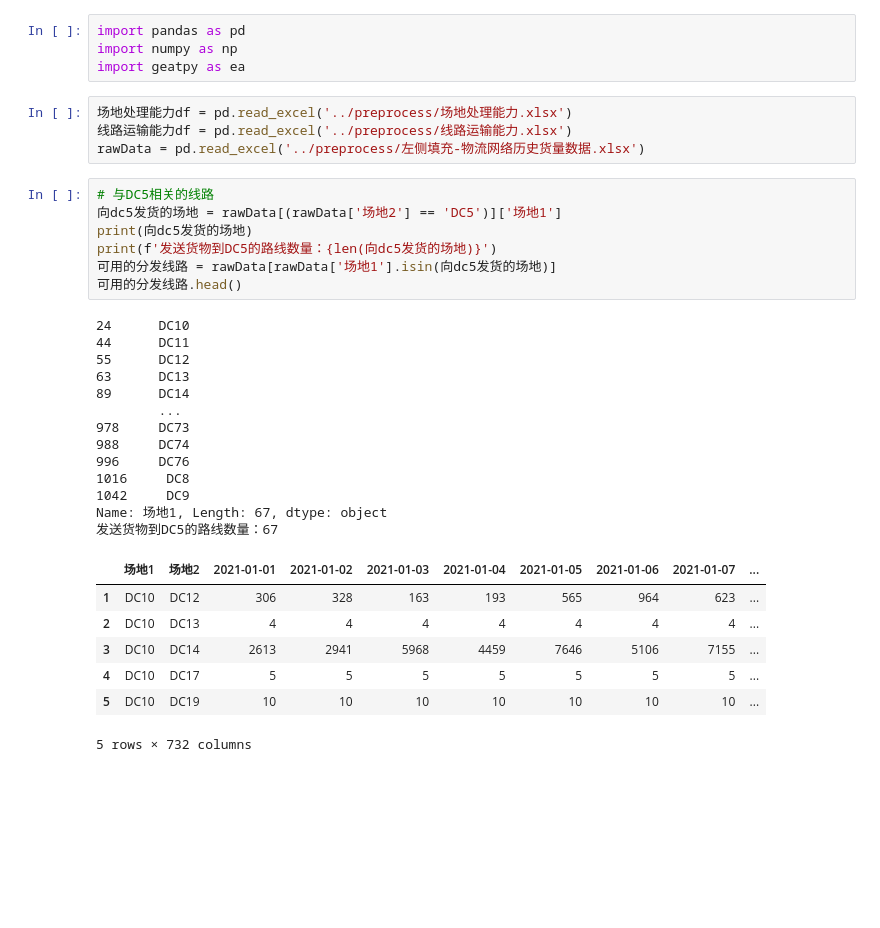
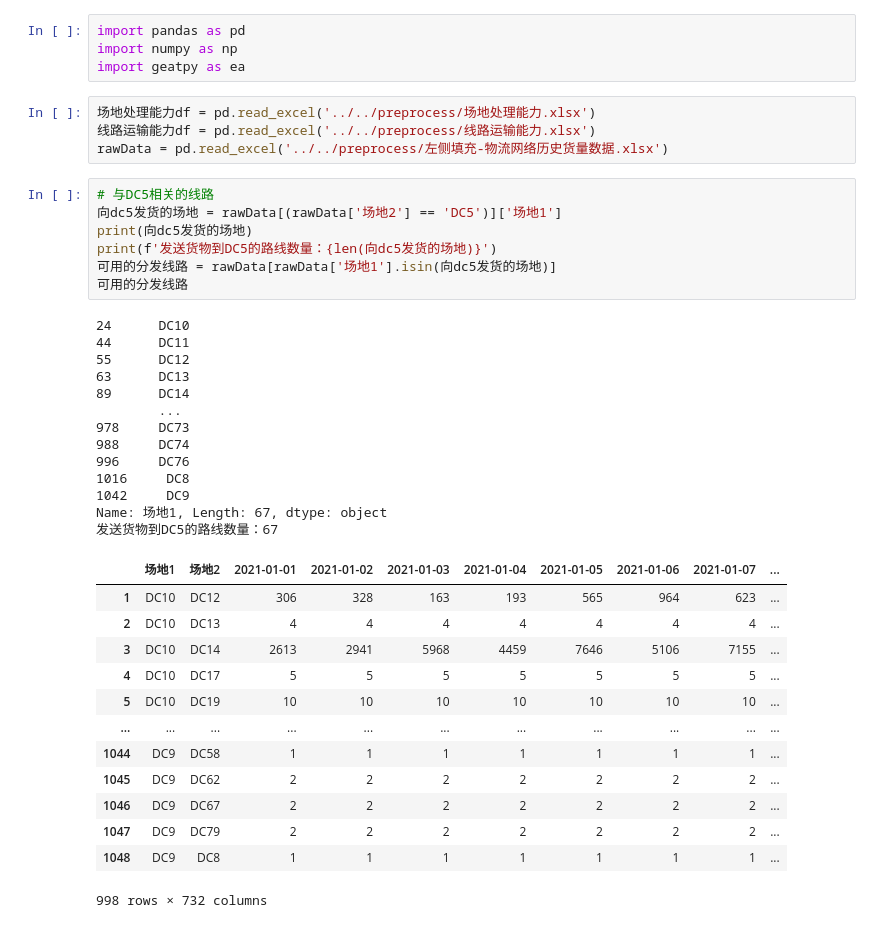
Before and after one commit to james-curtis/2023MathorCup-C, a Jupyter notebook: T2/解题/启发式搜索.ipynb, the cells around one changed output. Saved outputs shown, nothing was run; the diff lists cells and outputs as text; blank space fills up the shorter version.

```diff
--- a/T2/解题/启发式搜索.ipynb
+++ b/T2/解题/启发式搜索.ipynb
@@ -3,37 +3,43 @@ import pandas as pd
 import numpy as np
 import geatpy as ea
 # %%
-场地处理能力df = pd.read_excel('../preprocess/场地处理能力.xlsx')
-线路运输能力df = pd.read_excel('../preprocess/线路运输能力.xlsx')
-rawData = pd.read_excel('../preprocess/左侧填充-物流网络历史货量数据.xlsx')
+场地处理能力df = pd.read_excel('../../preprocess/场地处理能力.xlsx')
+线路运输能力df = pd.read_excel('../../preprocess/线路运输能力.xlsx')
+rawData = pd.read_excel('../../preprocess/左侧填充-物流网络历史货量数据.xlsx')
 # %%
 # 与DC5相关的线路
 向dc5发货的场地 = rawData[(rawData['场地2'] == 'DC5')]['场地1']
 print(向dc5发货的场地)
 print(f'发送货物到DC5的路线数量：{len(向dc5发货的场地)}')
 可用的分发线路 = rawData[rawData['场地1'].isin(向dc5发货的场地)]
-可用的分发线路.head()
+可用的分发线路
 # %% [output]
 24      DC10
 44      DC11
 55      DC12
 63      DC13
 89      DC14
         ...
 978     DC73
 988     DC74
 996     DC76
 1016     DC8
 1042     DC9
 Name: 场地1, Length: 67, dtype: object
 发送货物到DC5的路线数量：67
 |  | 场地1 | 场地2 | 2021-01-01 | 2021-01-02 | 2021-01-03 | 2021-01-04 | 2021-01-05 | 2021-01-06 | 2021-01-07 | ... |
 | 1 | DC10 | DC12 | 306 | 328 | 163 | 193 | 565 | 964 | 623 | ... |
 | 2 | DC10 | DC13 | 4 | 4 | 4 | 4 | 4 | 4 | 4 | ... |
 | 3 | DC10 | DC14 | 2613 | 2941 | 5968 | 4459 | 7646 | 5106 | 7155 | ... |
 | 4 | DC10 | DC17 | 5 | 5 | 5 | 5 | 5 | 5 | 5 | ... |
 | 5 | DC10 | DC19 | 10 | 10 | 10 | 10 | 10 | 10 | 10 | ... |
+| ... | ... | ... | ... | ... | ... | ... | ... | ... | ... | ... |
+| 1044 | DC9 | DC58 | 1 | 1 | 1 | 1 | 1 | 1 | 1 | ... |
+| 1045 | DC9 | DC62 | 2 | 2 | 2 | 2 | 2 | 2 | 2 | ... |
+| 1046 | DC9 | DC67 | 2 | 2 | 2 | 2 | 2 | 2 | 2 | ... |
+| 1047 | DC9 | DC79 | 2 | 2 | 2 | 2 | 2 | 2 | 2 | ... |
+| 1048 | DC9 | DC8 | 1 | 1 | 1 | 1 | 1 | 1 | 1 | ... |
-5 rows × 732 columns
+998 rows × 732 columns
 # %%
 # 定义问题类
 class MyProblem(ea.Problem):
```
Also changed, not shown: parts of 3 cells of this notebook, 27 other files.
